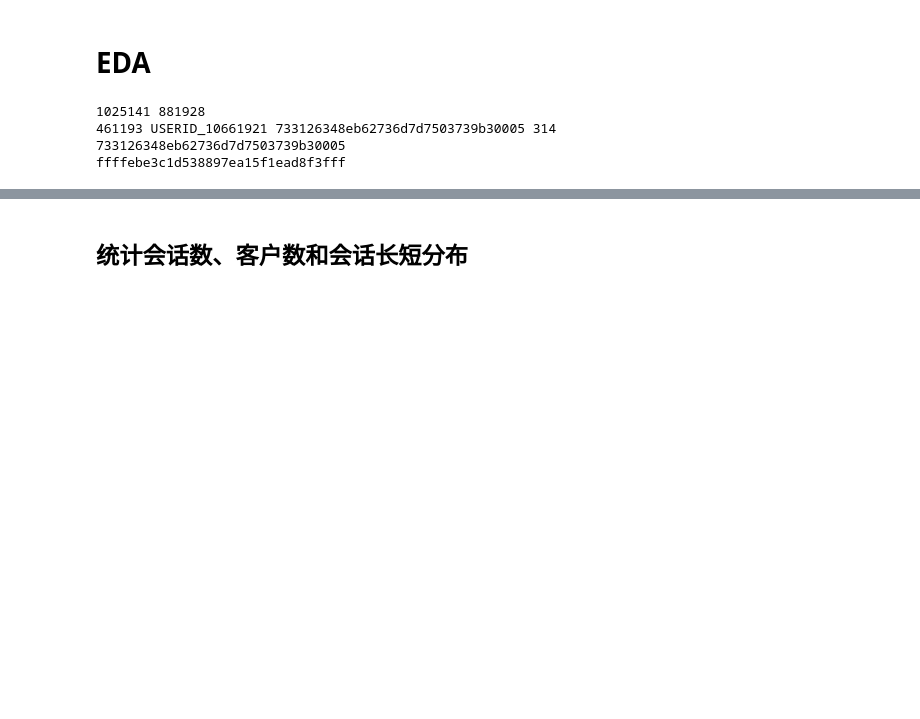
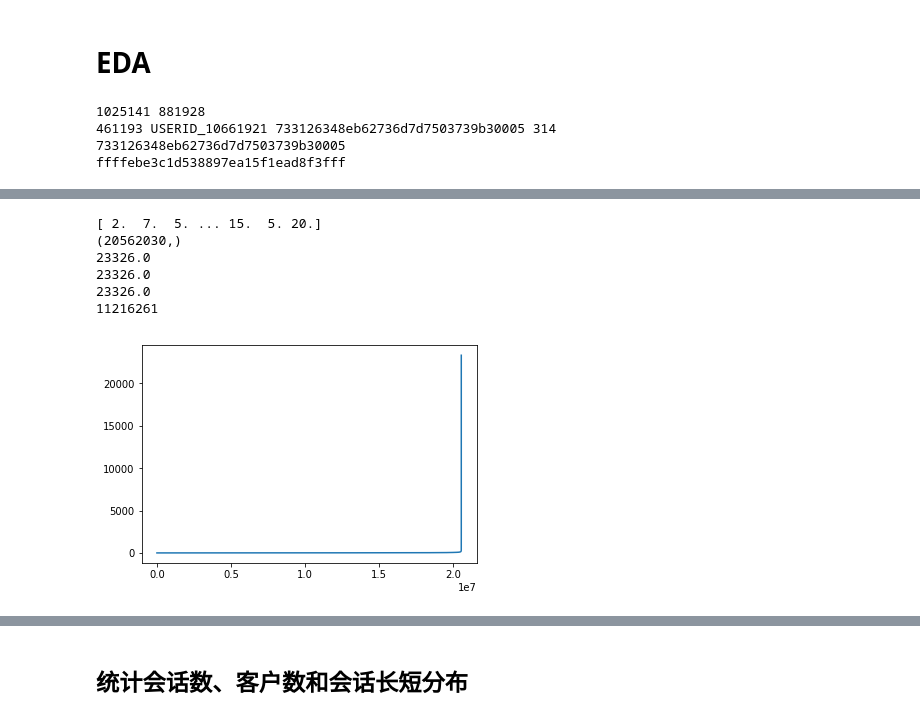
Before and after one commit to EndlessLethe/jddc2019-3th-retrieve-model, a Jupyter notebook: code/Untitled.ipynb, the cells around one changed output, grey strips where cells are left out. Cells and saved outputs as stored; diff of their text form; code cells hidden in the pictures; blank space fills up the shorter version.

```diff
--- a/code/Untitled.ipynb
+++ b/code/Untitled.ipynb
@@ -260,0 +258,5 @@ ffffebe3c1d538897ea15f1ead8f3fff
+# %%
+data_sentence = data_chat[6]
+print(data_sentence.head)
+se_sentence = pd.Series(data_sentence)
+print(se_sentence)
@@ -260,0 +281,29 @@ ffffebe3c1d538897ea15f1ead8f3fff
+# %%
+x_len = np.zeros((len(se_sentence), ))
+cnt  = 0
+max_len = -1
+max_n = -1
+for sentence in se_sentence.values:
+    x_len[cnt] = len(sentence)
+    if x_len[cnt] > max_len:
+        max_len = x_len[cnt]
+        max_n = cnt
+    cnt += 1
+print(x_len)
+print(x_len.shape)
+print(np.max(x_len))
+print(x_len[max_n])
+print(max_len)
+print(max_n)
+# %% [output]
+[ 2.  7.  5. ... 15.  5. 20.]
+(20562030,)
+23326.0
+23326.0
+23326.0
+11216261
+# %%
+plt.plot(range(0, cnt), np.sort(x_len))
+plt.show()
+# %% [output]
+[figure, added]
```
Also changed, not shown: parts of 4 cells of this notebook, 9 other files.
